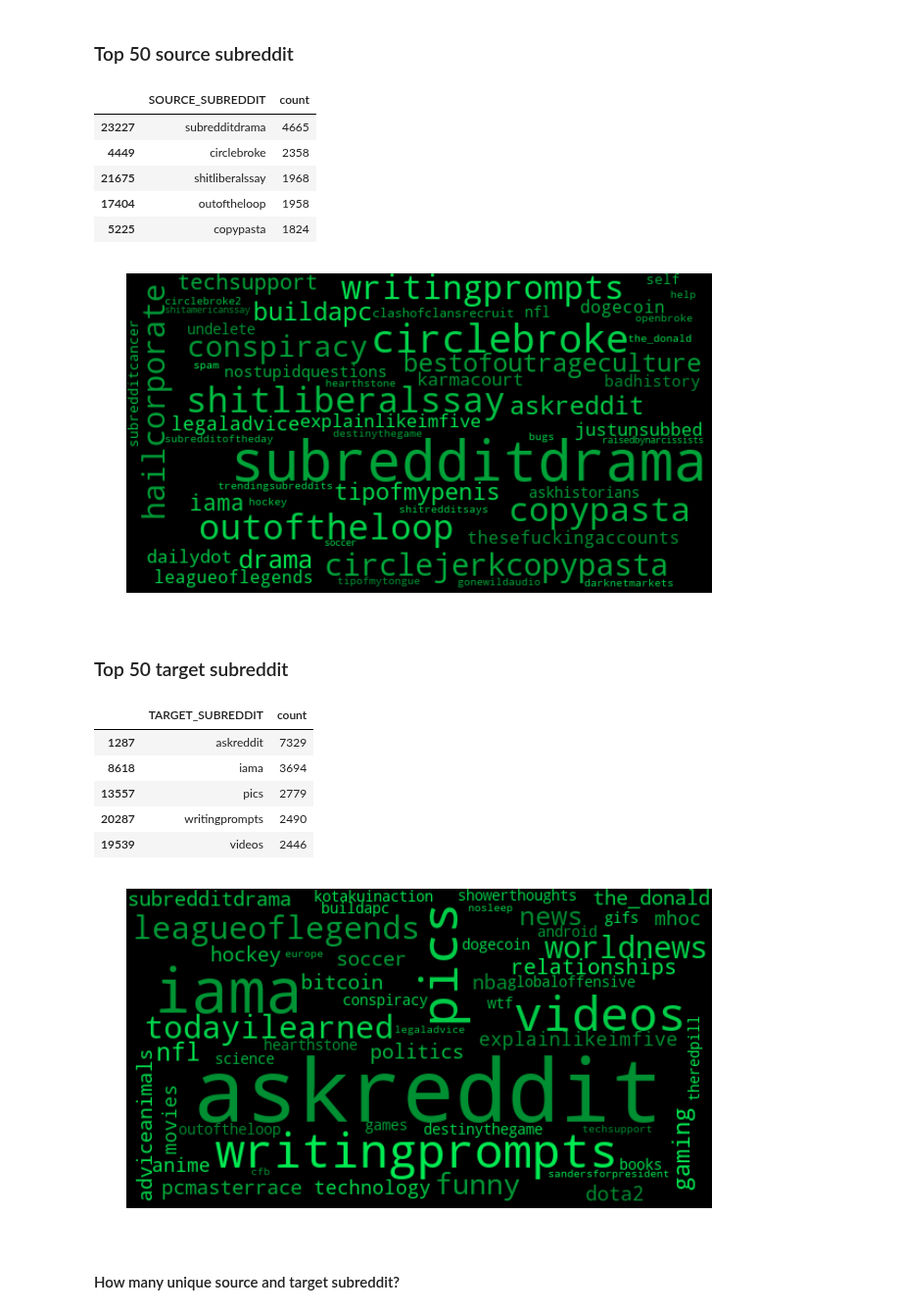
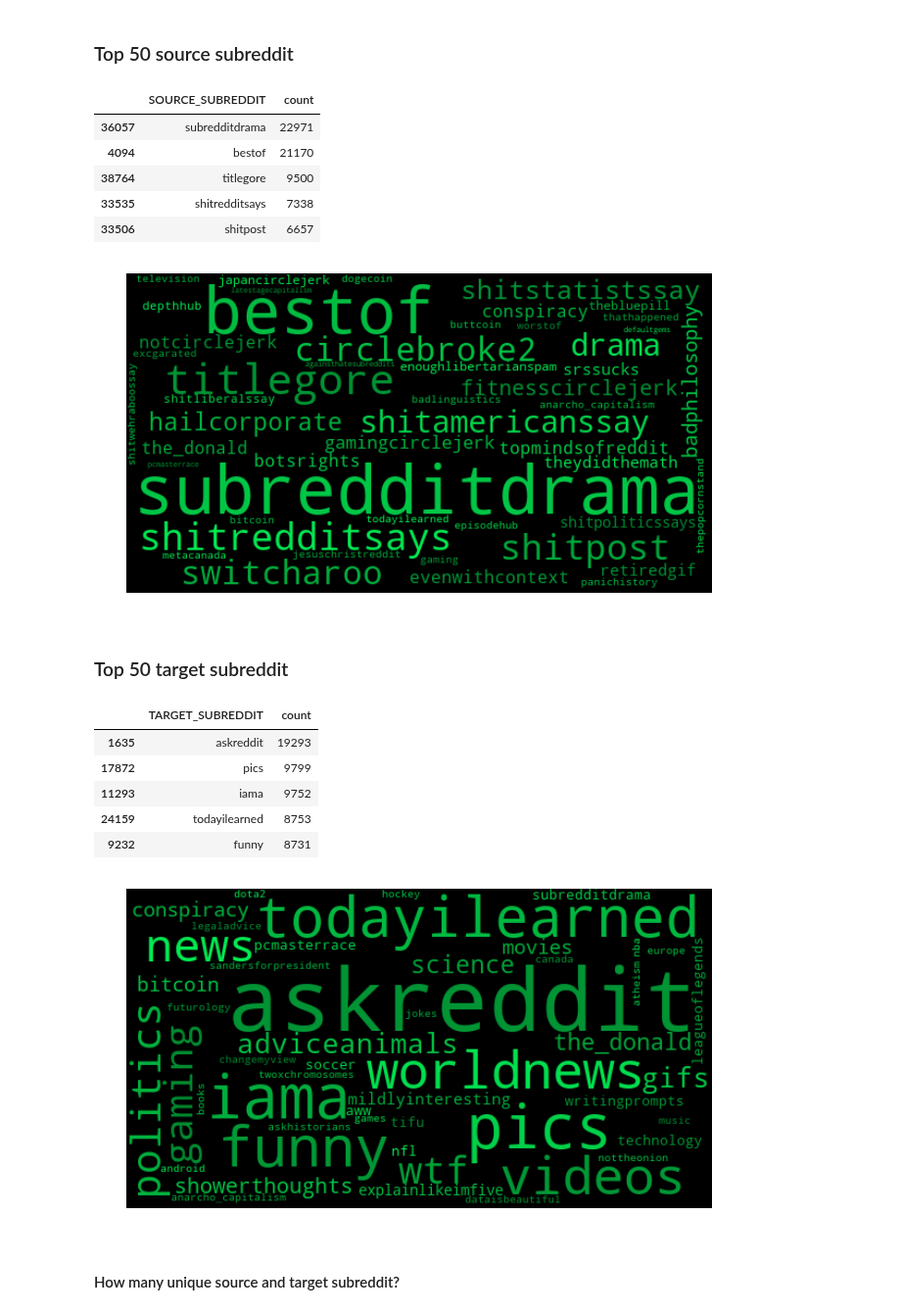
Before and after one commit to maliakber/algorithm-data-model-csc-501, a Jupyter notebook: source/assignment-3/assignment-3-jupnote.ipynb, the cells around one changed output. Shown at 98% size. Cells and saved outputs as stored; diff of their text form; code cells hidden in the pictures.

```diff
--- a/source/assignment-3/assignment-3-jupnote.ipynb
+++ b/source/assignment-3/assignment-3-jupnote.ipynb
@@ -14,6 +14,7 @@ import time
 # %%
 %%time
 startTime = time.time()
-data = pd.read_csv("data/soc-redditHyperlinks-body.tsv", sep='\t')
+# data = pd.read_csv("data/soc-redditHyperlinks-body.tsv", sep='\t')
+data = pd.read_csv("data/soc-redditHyperlinks-title.tsv", sep='\t')
 data.head()
 # %% [output]
@@ -75,11 +76,11 @@ top50Source = data.groupby('SOURCE_SUBREDDIT')['POST_ID'].count().reset_index(na
 top50Source.head()
 # %% [output]
 |  | SOURCE_SUBREDDIT | count |
-| 23227 | subredditdrama | 4665 |
-| 4449 | circlebroke | 2358 |
-| 21675 | shitliberalssay | 1968 |
-| 17404 | outoftheloop | 1958 |
-| 5225 | copypasta | 1824 |
+| 36057 | subredditdrama | 22971 |
+| 4094 | bestof | 21170 |
+| 38764 | titlegore | 9500 |
+| 33535 | shitredditsays | 7338 |
+| 33506 | shitpost | 6657 |
 # %%
 # Function that control the color of the words
 def random_color_func(word=None, font_size=None, position=None,
@@ -102,7 +103,7 @@ plt.imshow(wordcloud, interpolation="bilinear")
 plt.axis('off')
 plt.show()
 # %% [output]
-[figure, old version]
+[figure, new version]
 # %% [markdown]
 ### Top 50 target subreddit
 # %%
@@ -110,24 +111,24 @@ top50Target = data.groupby('TARGET_SUBREDDIT')['POST_ID'].count().reset_index(na
 top50Target.head()
 # %% [output]
 |  | TARGET_SUBREDDIT | count |
-| 1287 | askreddit | 7329 |
-| 8618 | iama | 3694 |
-| 13557 | pics | 2779 |
-| 20287 | writingprompts | 2490 |
-| 19539 | videos | 2446 |
+| 1635 | askreddit | 19293 |
+| 17872 | pics | 9799 |
+| 11293 | iama | 9752 |
+| 24159 | todayilearned | 8753 |
+| 9232 | funny | 8731 |
 # %%
 topTarget = top50Target.set_index('TARGET_SUBREDDIT')['count'].to_dict()
 f, ax = plt.subplots(figsize=(15, 6))
-wordcloud = WordCloud(width=550, height=300, background_color='black',
+wordcloud = WordCloud(width=550, height=300, background_color='Black',
                       max_words=50, relative_scaling=0.6,
                       color_func = random_color_func,
                       normalize_plurals=True)
 wordcloud.generate_from_frequencies(topTarget)
 plt.imshow(wordcloud, interpolation="bilinear")
 plt.axis('off')
 plt.show()
 # %% [output]
-[figure, old version]
+[figure, new version]
 # %% [markdown]
 #### How many unique source and target subreddit?
 # %%
```
Also changed, not shown: parts of 30 cells of this notebook.
